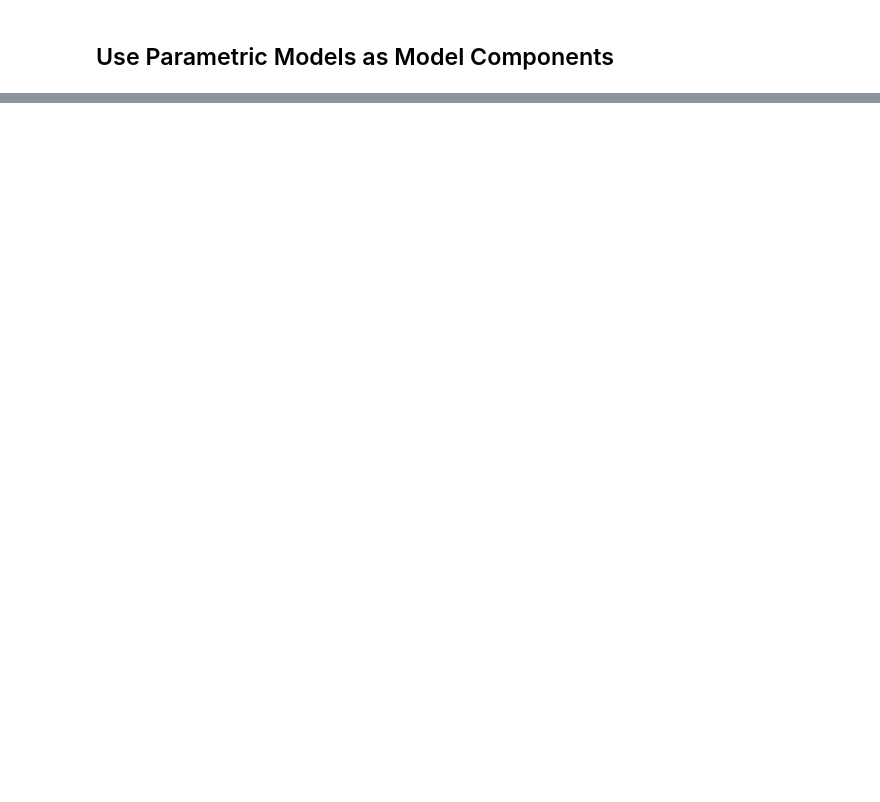
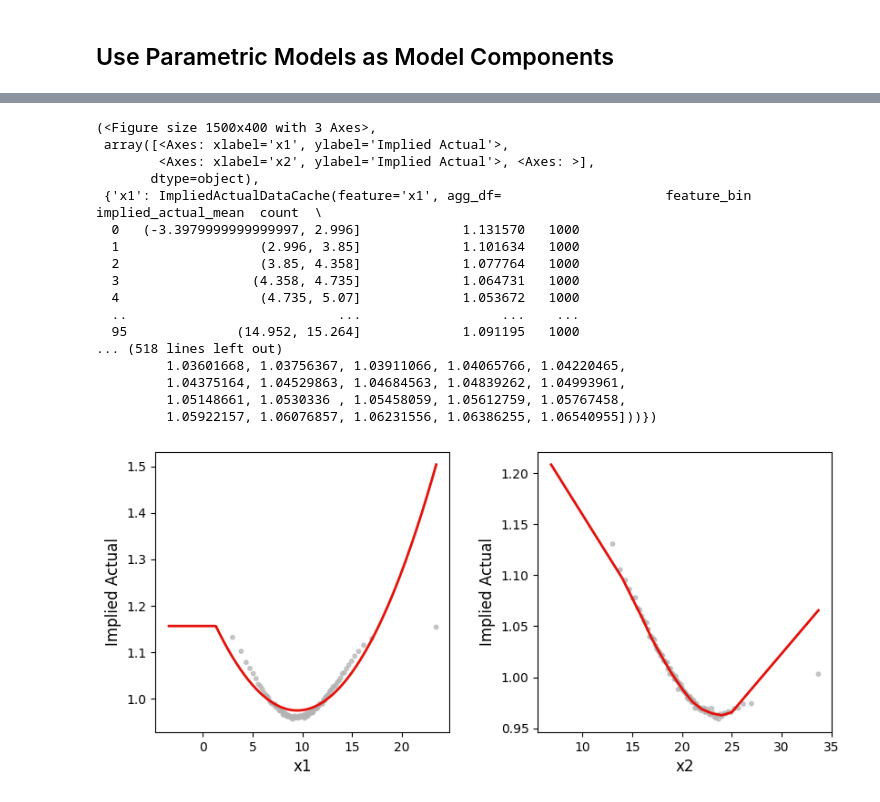
Before and after one commit to YimingZhang07/quantbullet, a Jupyter notebook: docs/experiments/testing.ipynb, the cells around one changed output, grey strips where cells are left out. Cells and saved outputs as stored; diff of their text form; code cells hidden in the pictures; blank space fills up the shorter version.

```diff
--- a/docs/experiments/testing.ipynb
+++ b/docs/experiments/testing.ipynb
@@ -115,0 +135,35 @@ x1-AsymQuadModel({'a': 0.0027202450786069513, 'b': -0.050785510749303514, 'x0':
+# %%
+np.random.seed(42)
+n_samples = int( 10e4 )
+df = pd.DataFrame({
+    'x1': 10 + 3 * np.random.randn(n_samples),
+    'x2': 20 + 3 * np.random.randn(n_samples),
+    'x3': np.random.choice([0, 1, 2], size=n_samples, p=[0.25, 0.25, 0.5])
+})
+
+df['x3'] = df['x3'].astype('category')
+
+df['y'] = np.cos( df['x1'] / 3 ) + np.sin(df['x2'] / 5) + \
+    np.random.randn(n_samples) * 0.5 + \
+    np.random.normal(loc = df['x3'].cat.codes, scale=0.5) + 10
+
+feature_config = {
+    'x1': FlatRampTransformer(
+        knots = list( np.arange( 4, 16, 1 ) ),
+        include_bias=True
+    ),
+    'x2': FlatRampTransformer(
+        knots = list( np.arange( 14, 26, 1 ) ),
+        include_bias=True
+    ),
+    'x3': OneHotEncoder( drop=None )
+}
+
+tk = LinearProductModelToolkit( feature_config ).fit( df )
+train_df = tk.get_train_df( df )
+# %%
+dcontainer = ProductModelDataContainer( df, train_df, response=df['y'], feature_groups=tk.feature_groups )
+# %%
+model = LinearProductRegressorBCD()
+# %%
+model.fit( dcontainer, feature_groups=tk.feature_groups, submodels = component_manager.models, n_iterations=20, early_stopping_rounds=5, cache_qr_decomp=False, ftol=1e-8, offset_y=0 )
@@ -115,0 +179,21 @@ x1-AsymQuadModel({'a': 0.0027202450786069513, 'b': -0.050785510749303514, 'x0':
+# %%
+tk.plot_discretized_implied_errors( model, dcontainer )
+# %% [output]
+(<Figure size 1500x400 with 3 Axes>,
+ array([<Axes: xlabel='x1', ylabel='Implied Actual'>,
+        <Axes: xlabel='x2', ylabel='Implied Actual'>, <Axes: >],
+       dtype=object),
+ {'x1': ImpliedActualDataCache(feature='x1', agg_df=                     feature_bin  implied_actual_mean  count  \
+  0   (-3.3979999999999997, 2.996]             1.131570   1000
+  1                  (2.996, 3.85]             1.101634   1000
+  2                  (3.85, 4.358]             1.077764   1000
+  3                 (4.358, 4.735]             1.064731   1000
+  4                  (4.735, 5.07]             1.053672   1000
+  ..                           ...                  ...    ...
+  95              (14.952, 15.264]             1.091195   1000
+... (518 lines left out)
+         1.03601668, 1.03756367, 1.03911066, 1.04065766, 1.04220465,
+         1.04375164, 1.04529863, 1.04684563, 1.04839262, 1.04993961,
+         1.05148661, 1.0530336 , 1.05458059, 1.05612759, 1.05767458,
+         1.05922157, 1.06076857, 1.06231556, 1.06386255, 1.06540955]))})
+[figure, added]
```
Also changed, not shown: parts of 12 cells of this notebook, 6 other files.
